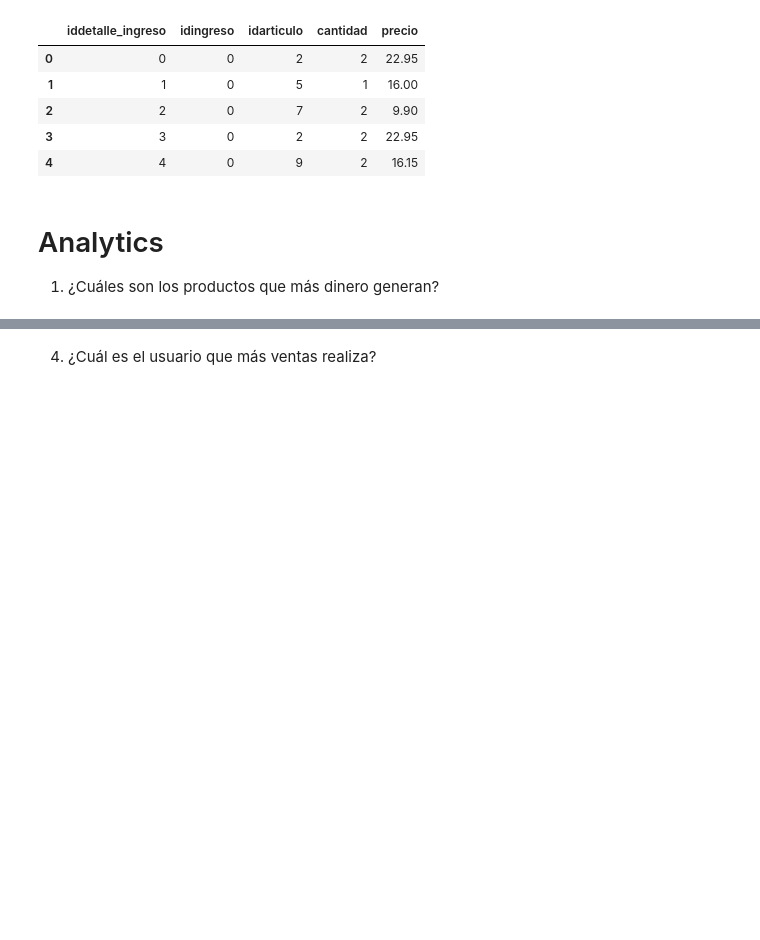
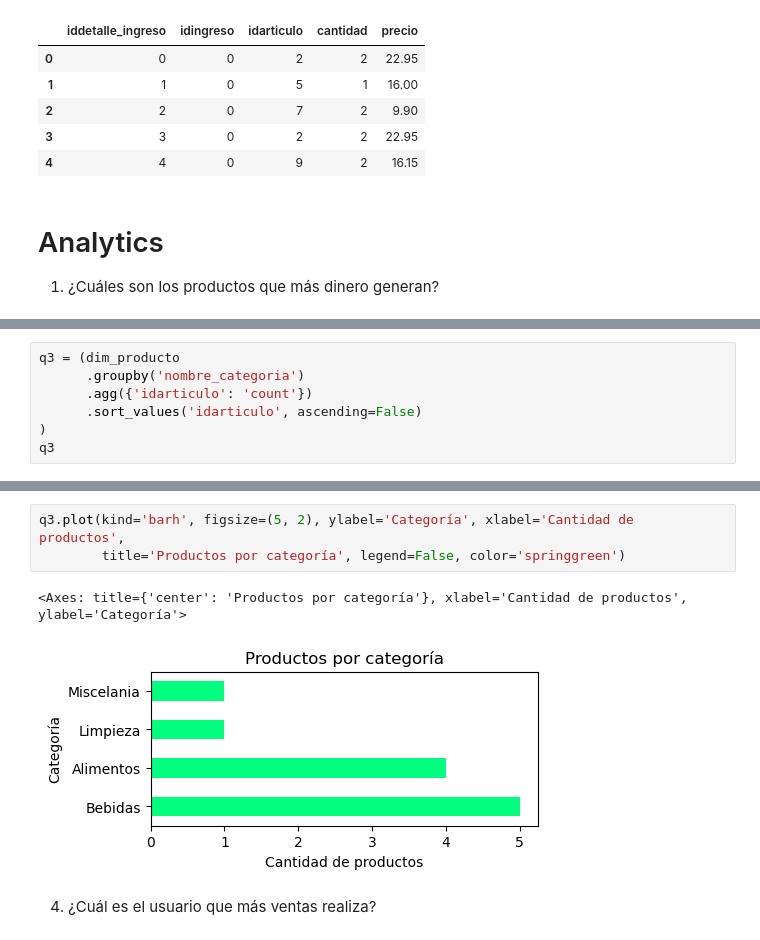
Before and after one commit to 13001893/cdp_proyecto_2, a Jupyter notebook: cdp_proyecto_2_analytics.ipynb, the cells around one changed output, grey strips where cells are left out. Cells and saved outputs as stored; diff of their text form; blank space fills up the shorter version.

```diff
--- a/cdp_proyecto_2_analytics.ipynb
+++ b/cdp_proyecto_2_analytics.ipynb
@@ -120,0 +166,7 @@ dim_ingreso.head()
+# %%
+q3 = (dim_producto
+      .groupby('nombre_categoria')
+      .agg({'idarticulo': 'count'})
+      .sort_values('idarticulo', ascending=False)
+)
+q3
@@ -121,2 +180,8 @@ dim_ingreso.head()
+# %%
+q3.plot(kind='barh', figsize=(5, 2), ylabel='Categoría', xlabel='Cantidad de productos',
+        title='Productos por categoría', legend=False, color='springgreen')
+# %% [output]
+<Axes: title={'center': 'Productos por categoría'}, xlabel='Cantidad de productos', ylabel='Categoría'>
+[figure, added]
 # %% [markdown]
 4. ¿Cuál es el usuario que más ventas realiza?
```
Also changed, not shown: parts of 12 cells of this notebook.
